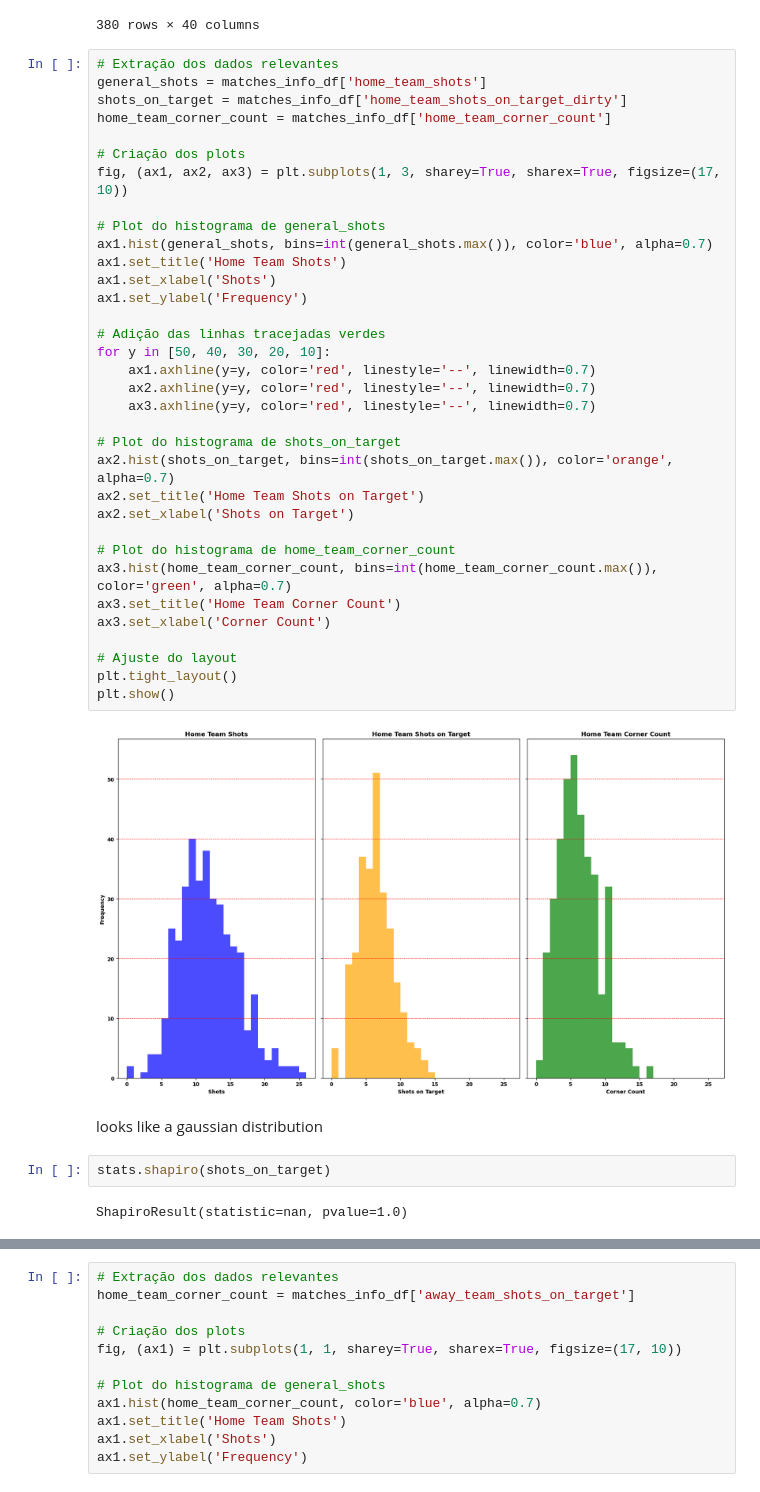
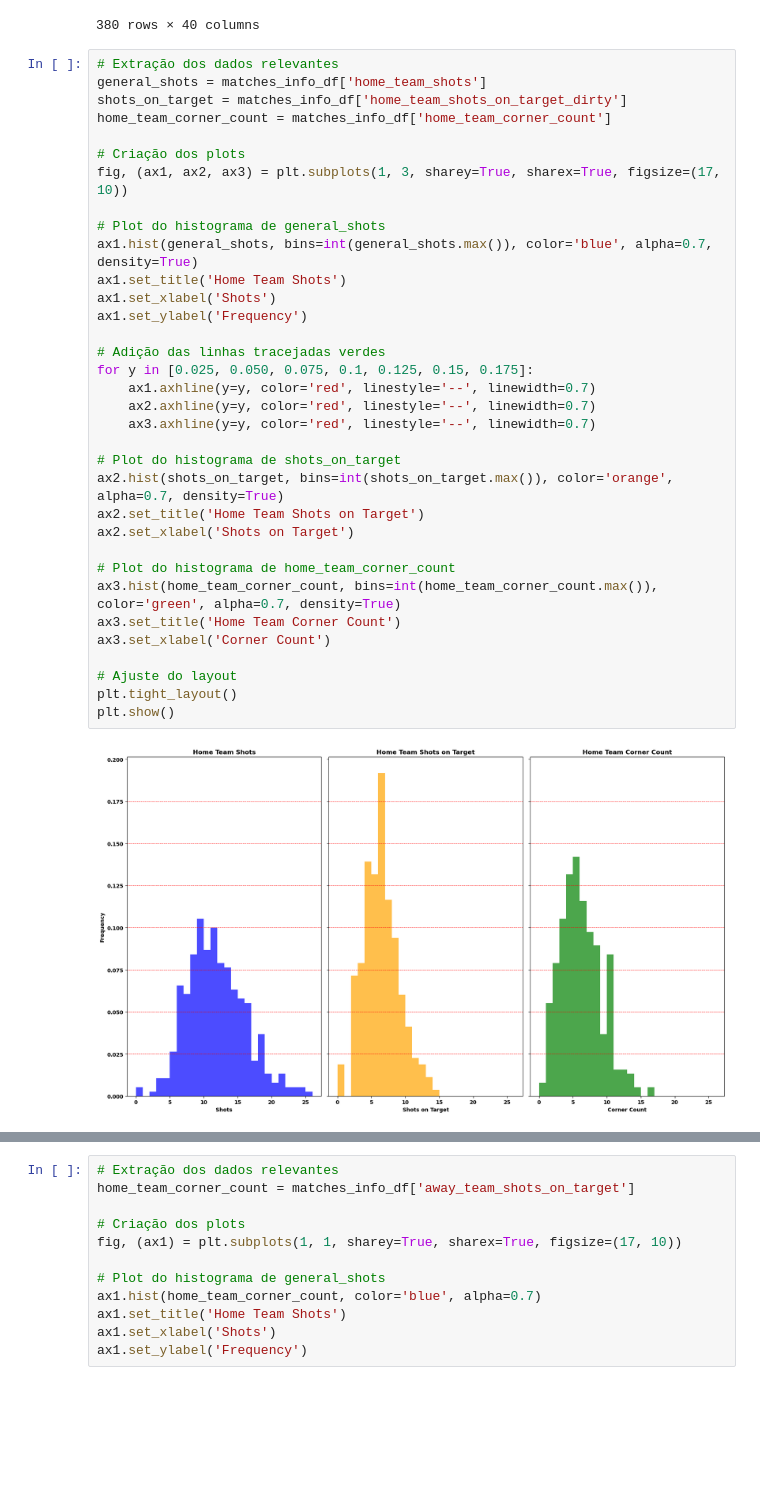
Before and after one commit to gabrielaragao01/Data-Science-Project, a Jupyter notebook: code/hipotesys_test/test_hypotesys_test.ipynb, the cells around one changed output, grey strips where cells are left out. Cells and saved outputs as stored; diff of their text form; blank space fills up the shorter version.

```diff
--- a/code/hipotesys_test/test_hypotesys_test.ipynb
+++ b/code/hipotesys_test/test_hypotesys_test.ipynb
@@ -27,41 +27,35 @@ matches_info_df
 # Extração dos dados relevantes
 general_shots = matches_info_df['home_team_shots']
 shots_on_target = matches_info_df['home_team_shots_on_target_dirty']
 home_team_corner_count = matches_info_df['home_team_corner_count']
 
 # Criação dos plots
 fig, (ax1, ax2, ax3) = plt.subplots(1, 3, sharey=True, sharex=True, figsize=(17, 10))
 
 # Plot do histograma de general_shots
-ax1.hist(general_shots, bins=int(general_shots.max()), color='blue', alpha=0.7)
+ax1.hist(general_shots, bins=int(general_shots.max()), color='blue', alpha=0.7, density=True)
 ax1.set_title('Home Team Shots')
 ax1.set_xlabel('Shots')
 ax1.set_ylabel('Frequency')
 
 # Adição das linhas tracejadas verdes
-for y in [50, 40, 30, 20, 10]:
+for y in [0.025, 0.050, 0.075, 0.1, 0.125, 0.15, 0.175]:
     ax1.axhline(y=y, color='red', linestyle='--', linewidth=0.7)
     ax2.axhline(y=y, color='red', linestyle='--', linewidth=0.7)
     ax3.axhline(y=y, color='red', linestyle='--', linewidth=0.7)
 
 # Plot do histograma de shots_on_target
-ax2.hist(shots_on_target, bins=int(shots_on_target.max()), color='orange', alpha=0.7)
+ax2.hist(shots_on_target, bins=int(shots_on_target.max()), color='orange', alpha=0.7, density=True)
 ax2.set_title('Home Team Shots on Target')
 ax2.set_xlabel('Shots on Target')
 
 # Plot do histograma de home_team_corner_count
-ax3.hist(home_team_corner_count, bins=int(home_team_corner_count.max()), color='green', alpha=0.7)
+ax3.hist(home_team_corner_count, bins=int(home_team_corner_count.max()), color='green', alpha=0.7, density=True)
 ax3.set_title('Home Team Corner Count')
 ax3.set_xlabel('Corner Count')
 
 # Ajuste do layout
 plt.tight_layout()
 plt.show()
 # %% [output]
-[figure, old version]
+[figure, new version]
-# %% [markdown]
-looks like a gaussian distribution
-# %%
-stats.shapiro(shots_on_target)
-# %% [output]
-ShapiroResult(statistic=nan, pvalue=1.0)
```
Also changed, not shown: parts of 15 cells of this notebook, 7 other files.
